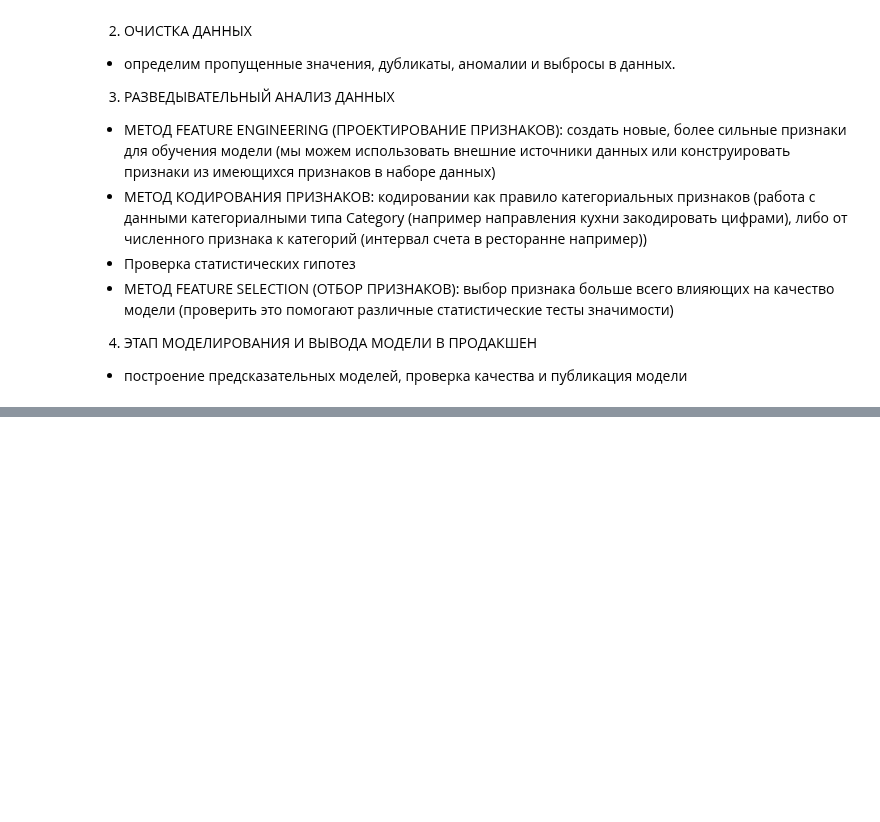
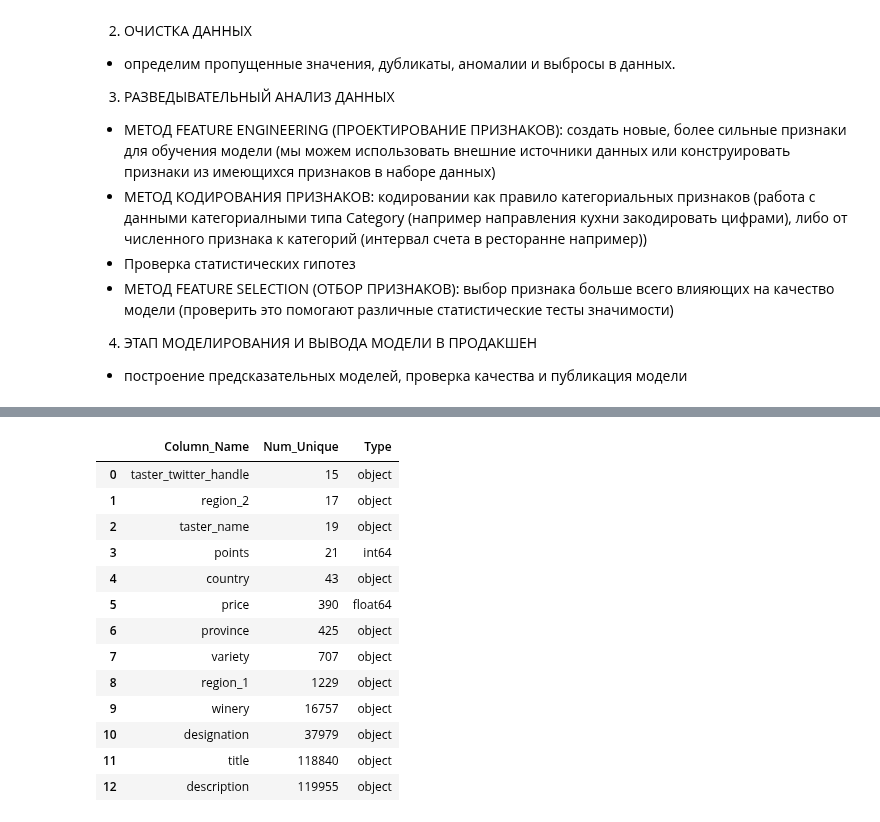
Before and after one commit to Serstefs/sfds, a Jupyter notebook: DS/EDA-1. Введение в разведывательный анализ данных. Алгоритмы и методы EDA/EDA-1. Введение в разведывательный анализ данных. Алгоритмы и методы EDA.ipynb, the cells around one changed output, grey strips where cells are left out. Saved outputs shown, nothing was run; the diff lists cells and outputs as text; code cells hidden in the pictures; blank space fills up the shorter version.

```diff
--- a/DS/EDA-1. Введение в разведывательный анализ данных. Алгоритмы и методы EDA/EDA-1. Введение в разведывательный анализ данных. Алгоритмы и методы EDA.ipynb
+++ b/DS/EDA-1. Введение в разведывательный анализ данных. Алгоритмы и методы EDA/EDA-1. Введение в разведывательный анализ данных. Алгоритмы и методы EDA.ipynb
@@ -279,0 +280,32 @@ data['price'].max()
+# %%
+# Определим число уникальных категорий в каждом столбце нашей таблицы melb_df.
+# Для этого создадим вспомогательную таблицу unique_counts
+# Создаём пустой список
+unique_list = []
+# пробегаемся по именам столбцов в таблице
+for col in data.columns:
+    # создаём кортеж (имя столбца, число уникальных значений)
+    item = (col, data[col].nunique(),data[col].dtypes)     # добавляем кортеж в список
+    unique_list.append(item)
+# создаём вспомогательную таблицу и сортируем её
+unique_counts = pd.DataFrame(
+    unique_list,
+    columns=['Column_Name', 'Num_Unique', 'Type']
+).sort_values(by='Num_Unique',  ignore_index=True)
+# выводим её на экран
+display(unique_counts)
+# %% [output]
+|  | Column_Name | Num_Unique | Type |
+| 0 | taster_twitter_handle | 15 | object |
+| 1 | region_2 | 17 | object |
+| 2 | taster_name | 19 | object |
+| 3 | points | 21 | int64 |
+| 4 | country | 43 | object |
+| 5 | price | 390 | float64 |
+| 6 | province | 425 | object |
+| 7 | variety | 707 | object |
+| 8 | region_1 | 1229 | object |
+| 9 | winery | 16757 | object |
+| 10 | designation | 37979 | object |
+| 11 | title | 118840 | object |
+| 12 | description | 119955 | object |
```
Also changed, not shown: parts of 2 cells of this notebook, 2 other files.
